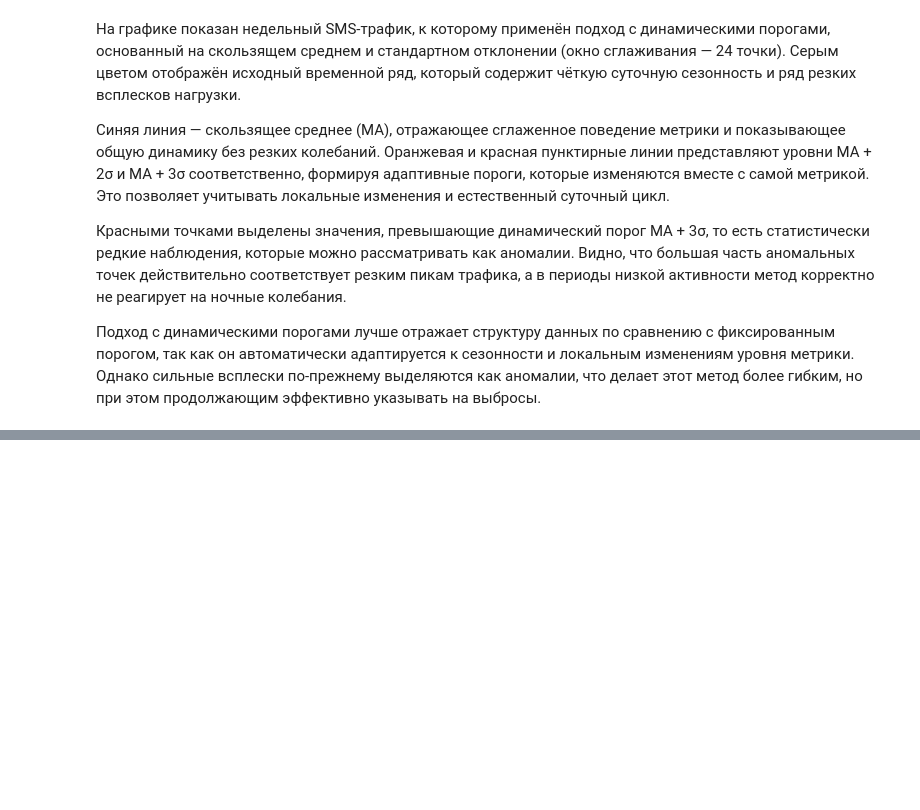
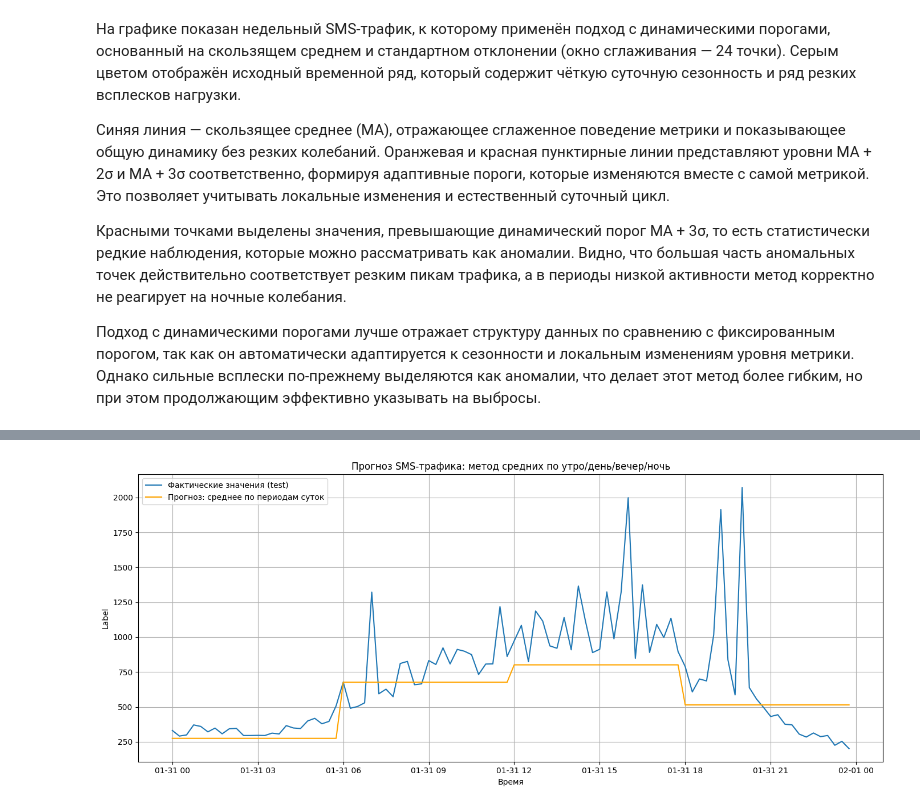
Before and after one commit to kostya9705/Portfolio, a Jupyter notebook: TelecomSMSAnalysis/analysis.ipynb, the cells around one changed output, grey strips where cells are left out. Saved outputs shown, nothing was run; the diff lists cells and outputs as text; code cells hidden in the pictures; blank space fills up the shorter version.

```diff
--- a/TelecomSMSAnalysis/analysis.ipynb
+++ b/TelecomSMSAnalysis/analysis.ipynb
@@ -568,0 +677,38 @@ plt.show()
+# %%
+# функция для определения периода
+def get_period(hour):
+    if 6 <= hour < 12:
+        return "morning"
+    elif 12 <= hour < 18:
+        return "day"
+    elif 18 <= hour < 24:
+        return "evening"
+    else:
+        return "night"
+
+# добавляем период в train и test
+df_train['hour'] = df_train.index.hour
+df_test['hour'] = df_test.index.hour
+
+df_train['period'] = df_train['hour'].transform(get_period)
+df_test['period'] = df_test['hour'].transform(get_period)
+
+# средние по каждому периоду
+period_means = df_train.groupby('period')['label'].mean()
+
+# прогноз для тестового дня
+y_pred_period = [period_means[p] for p in df_test['period']]
+
+# график
+plt.figure(figsize=(14, 6))
+plt.plot(df_test.index, df_test['label'], label='Фактические значения (test)')
+plt.plot(df_test.index, y_pred_period, label='Прогноз: среднее по периодам суток', color='orange')
+plt.title('Прогноз SMS-трафика: метод средних по утро/день/вечер/ночь')
+plt.xlabel('Время')
+plt.ylabel('Label')
+plt.grid(True)
+plt.legend()
+plt.tight_layout()
+plt.show()
+# %% [output]
+[figure, added]
```
Also changed, not shown: parts of 32 cells of this notebook, 1 other file.
